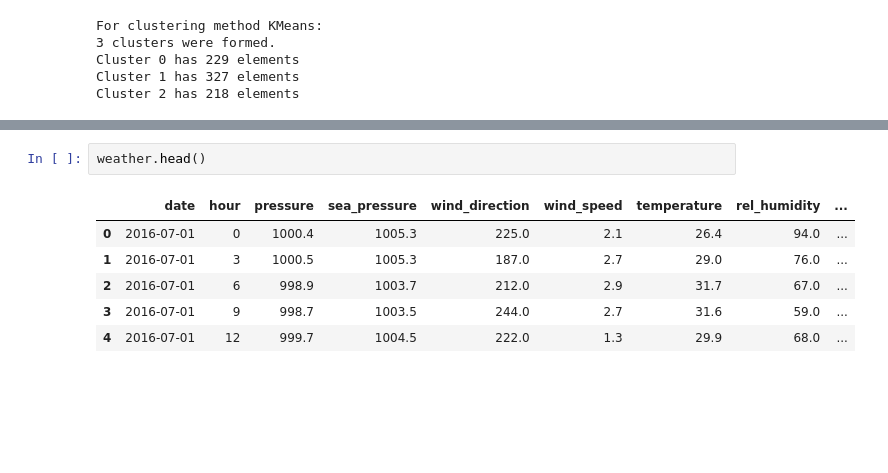
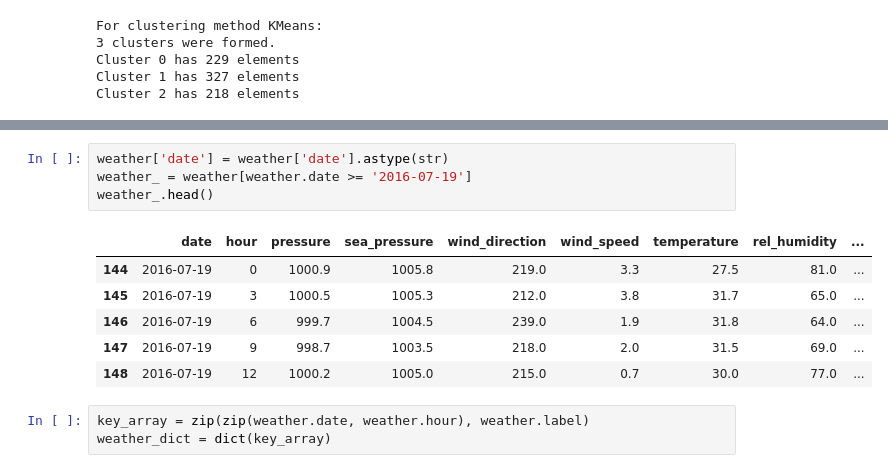
Before and after one commit to muciyuallen/TrafficFlowOptimization, a Jupyter notebook: Exploratory_Data_Analysis.ipynb, the cells around one changed output, grey strips where cells are left out. Cells and saved outputs as stored; diff of their text form; blank space fills up the shorter version.

```diff
--- a/Exploratory_Data_Analysis.ipynb
+++ b/Exploratory_Data_Analysis.ipynb
@@ -588,12 +588,17 @@ weather[weather.label == 2].describe()
 | 50% | 12.000000 | 1005.850000 | 1010.700000 | 331.000000 | 1.900000 | 24.450000 | 83.000000 | 0.000000 | ... |
 | 75% | 18.000000 | 1009.800000 | 1014.800000 | 344.750000 | 2.600000 | 28.600000 | 92.000000 | 0.000000 | ... |
 | max | 21.000000 | 1017.400000 | 1022.500000 | 360.000000 | 7.300000 | 39.000000 | 98.000000 | 27.200000 | ... |
-# %%
-weather.head()
-# %% [output]
-|  | date | hour | pressure | sea_pressure | wind_direction | wind_speed | temperature | rel_humidity | ... |
-| 0 | 2016-07-01 | 0 | 1000.4 | 1005.3 | 225.0 | 2.1 | 26.4 | 94.0 | ... |
-| 1 | 2016-07-01 | 3 | 1000.5 | 1005.3 | 187.0 | 2.7 | 29.0 | 76.0 | ... |
-| 2 | 2016-07-01 | 6 | 998.9 | 1003.7 | 212.0 | 2.9 | 31.7 | 67.0 | ... |
-| 3 | 2016-07-01 | 9 | 998.7 | 1003.5 | 244.0 | 2.7 | 31.6 | 59.0 | ... |
-| 4 | 2016-07-01 | 12 | 999.7 | 1004.5 | 222.0 | 1.3 | 29.9 | 68.0 | ... |
+# %%
+weather['date'] = weather['date'].astype(str)
+weather_ = weather[weather.date >= '2016-07-19']
+weather_.head()
+# %% [output]
+|  | date | hour | pressure | sea_pressure | wind_direction | wind_speed | temperature | rel_humidity | ... |
+| 144 | 2016-07-19 | 0 | 1000.9 | 1005.8 | 219.0 | 3.3 | 27.5 | 81.0 | ... |
+| 145 | 2016-07-19 | 3 | 1000.5 | 1005.3 | 212.0 | 3.8 | 31.7 | 65.0 | ... |
+| 146 | 2016-07-19 | 6 | 999.7 | 1004.5 | 239.0 | 1.9 | 31.8 | 64.0 | ... |
+| 147 | 2016-07-19 | 9 | 998.7 | 1003.5 | 218.0 | 2.0 | 31.5 | 69.0 | ... |
+| 148 | 2016-07-19 | 12 | 1000.2 | 1005.0 | 215.0 | 0.7 | 30.0 | 77.0 | ... |
+# %%
+key_array = zip(zip(weather.date, weather.hour), weather.label)
+weather_dict = dict(key_array)
```
Also changed, not shown: parts of 4 cells of this notebook.
